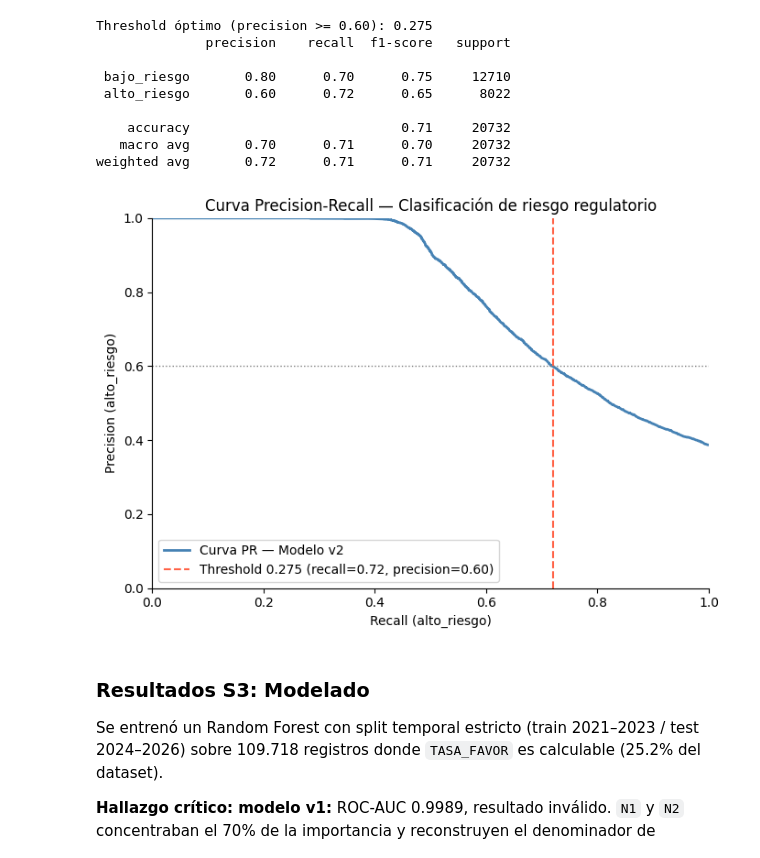
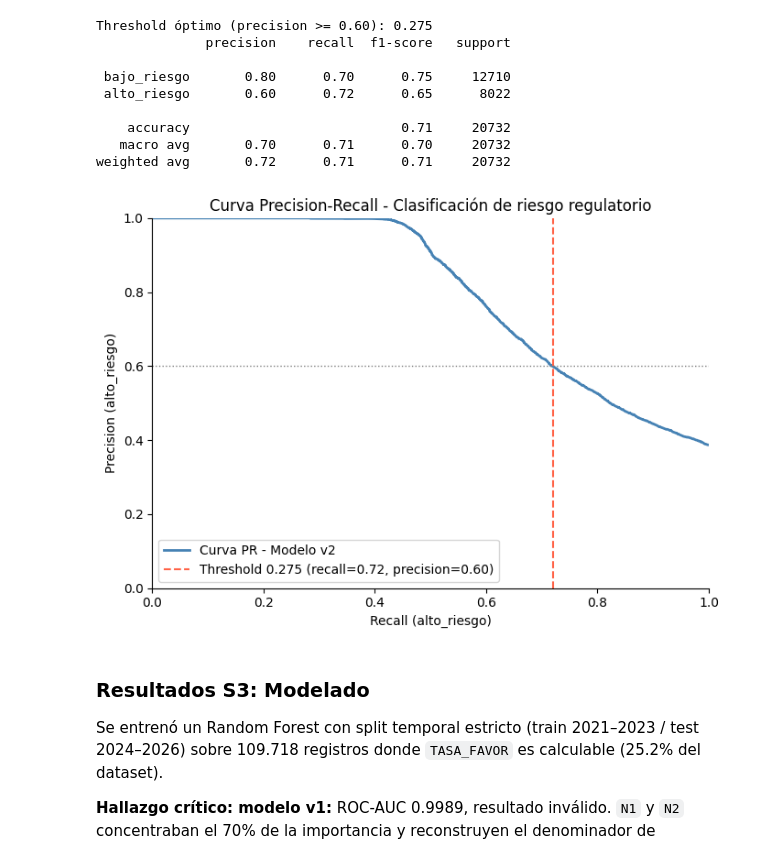
Before and after one commit to eltapazul57/accenture-test-1, a Jupyter notebook: routeB.ipynb, the cells around one changed output. Cells and saved outputs as stored; diff of their text form; code cells hidden in the pictures.

```diff
--- a/routeB.ipynb
+++ b/routeB.ipynb
@@ -1317,24 +1317,24 @@ weighted avg       0.72      0.71      0.71     20732
 # %%
 
 
 fig, ax = plt.subplots(figsize=(7, 5))
 
-ax.plot(recalls, precisions, color='steelblue', lw=2, label='Curva PR — Modelo v2')
+ax.plot(recalls, precisions, color='steelblue', lw=2, label='Curva PR - Modelo v2')
 ax.axvline(x=0.72, color='tomato', linestyle='--', lw=1.5, label=f'Threshold 0.275 (recall=0.72, precision=0.60)')
 ax.axhline(y=0.60, color='gray', linestyle=':', lw=1)
 
 ax.set_xlabel('Recall (alto_riesgo)')
 ax.set_ylabel('Precision (alto_riesgo)')
-ax.set_title('Curva Precision-Recall — Clasificación de riesgo regulatorio')
+ax.set_title('Curva Precision-Recall - Clasificación de riesgo regulatorio')
 ax.legend()
 ax.set_xlim([0, 1])
 ax.set_ylim([0, 1])
 
 plt.tight_layout()
 plt.savefig('pr_curve.png', dpi=150)
 plt.show()
 # %% [output]
-[figure, old version]
+[figure, new version]
 # %% [markdown]
 ### Resultados S3: Modelado
 
```
Also changed, not shown: parts of 12 cells of this notebook.
